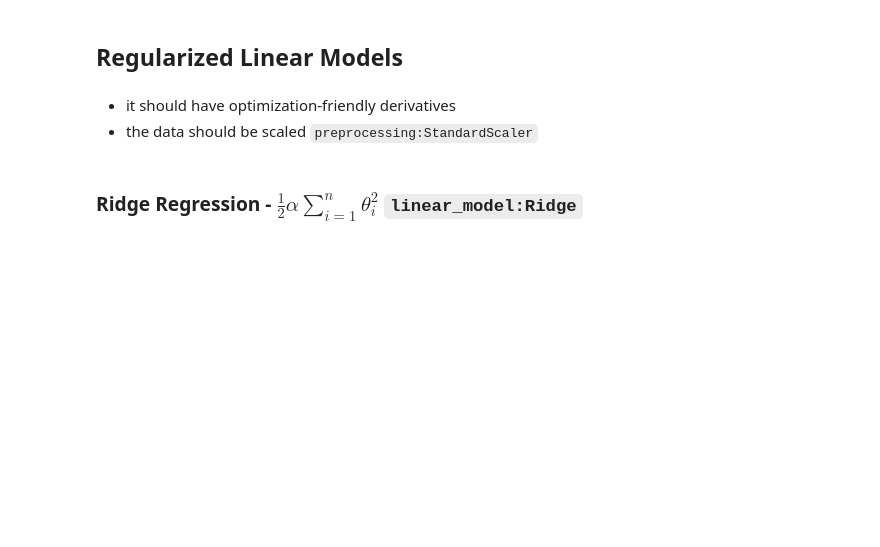
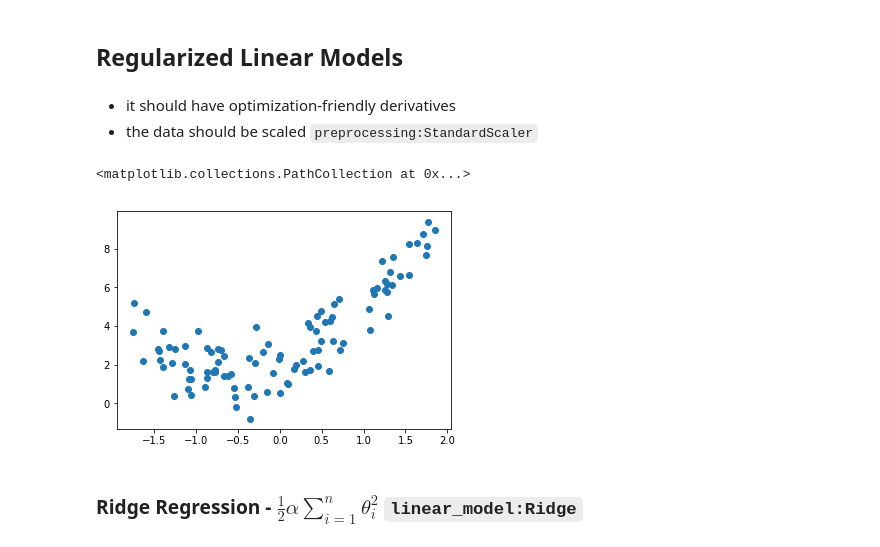
Before and after one commit to xshii/mlScikitTensorflow, a Jupyter notebook: Training Models.ipynb, the cells around one changed output. Cells and saved outputs as stored; diff of their text form; code cells hidden in the pictures; blank space fills up the shorter version.

```diff
--- a/Training Models.ipynb
+++ b/Training Models.ipynb
@@ -259,6 +263,16 @@ $generalization\_error = Bias + Variance + Irreducible\_error$
 # %% [markdown]
 * it should have optimization-friendly derivatives
 * the data should be scaled `preprocessing:StandardScaler`
+# %%
+from sklearn.preprocessing import StandardScaler
+stdScaler = StandardScaler()
+X_train_poly_scaled = stdScaler.fit_transform(X_poly)
+X_val_poly_scaled = stdScaler.fit_transform(X_val_poly)
+# %%
+plt.scatter(X_train_poly_scaled[:,0],y)
+# %% [output]
+<matplotlib.collections.PathCollection at 0x...>
+[figure, added]
 # %% [markdown]
 ### Ridge Regression - $\frac{1}{2}\alpha \sum_{i=1}^{n} \theta_i^2 $ `linear_model:Ridge`
 # %% [markdown]
```
Also changed, not shown: parts of 54 cells of this notebook, 2 other files.
